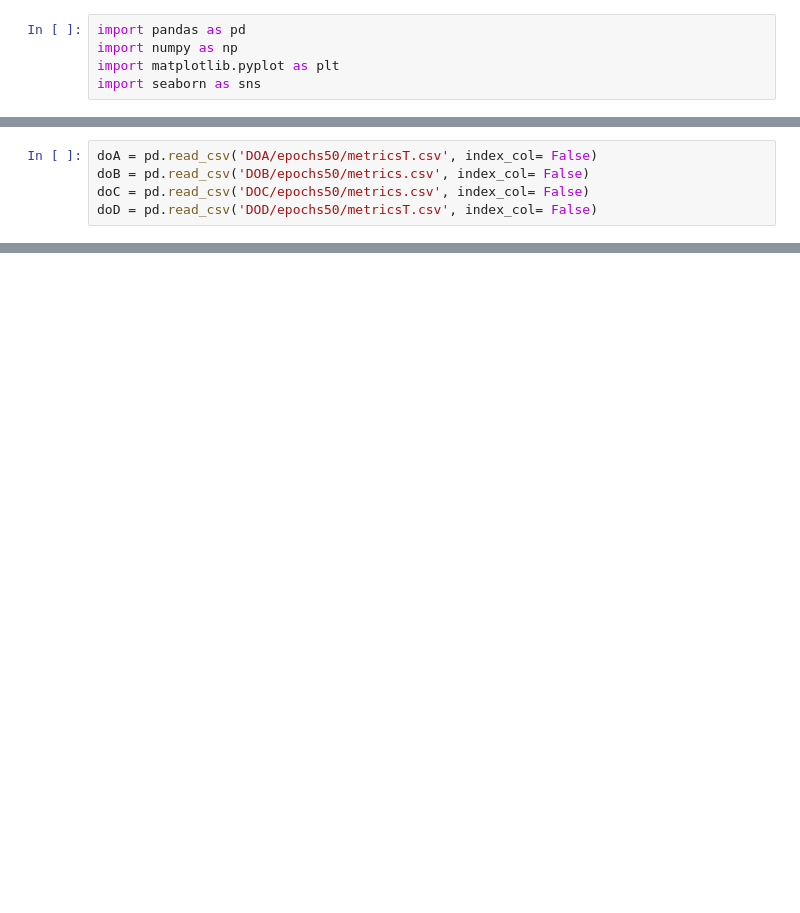
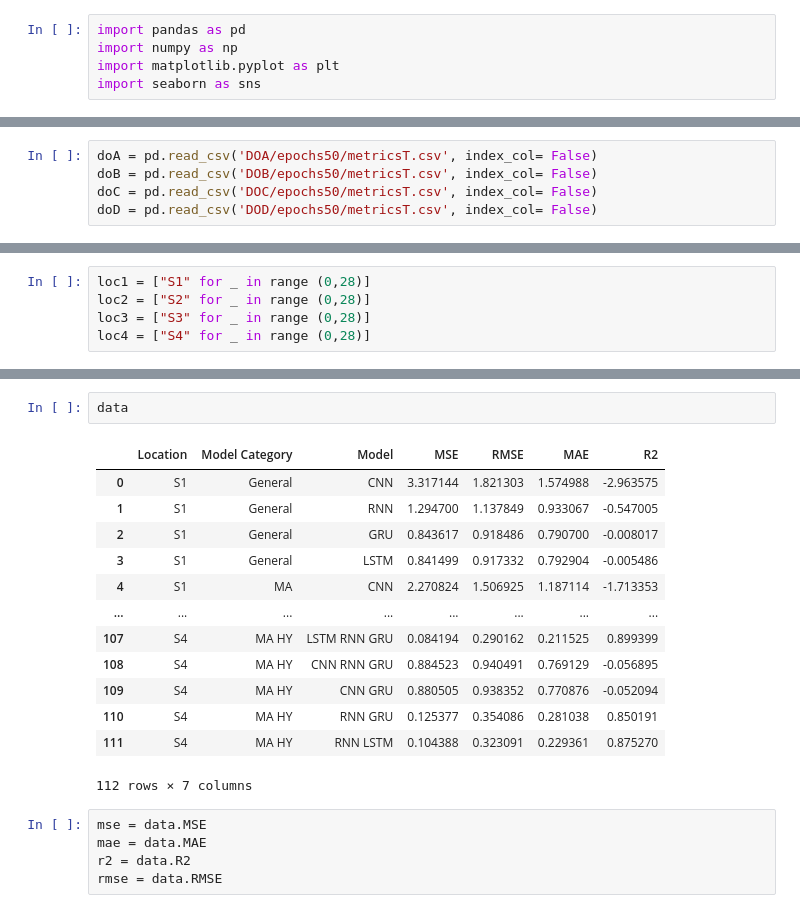
Before and after one commit to rakibhhridoy/Research, a Jupyter notebook: Colab/Turag/Python/DL Lab/Multivariate/Metrics.ipynb, the cells around one changed output, grey strips where cells are left out. Cells and saved outputs as stored; diff of their text form; blank space fills up the shorter version.

```diff
--- a/Colab/Turag/Python/DL Lab/Multivariate/Metrics.ipynb
+++ b/Colab/Turag/Python/DL Lab/Multivariate/Metrics.ipynb
@@ -6,5 +8,5 @@ import seaborn as sns
 # %%
 doA = pd.read_csv('DOA/epochs50/metricsT.csv', index_col= False)
-doB = pd.read_csv('DOB/epochs50/metrics.csv', index_col= False)
-doC = pd.read_csv('DOC/epochs50/metrics.csv', index_col= False)
+doB = pd.read_csv('DOB/epochs50/metricsT.csv', index_col= False)
+doC = pd.read_csv('DOC/epochs50/metricsT.csv', index_col= False)
 doD = pd.read_csv('DOD/epochs50/metricsT.csv', index_col= False)
@@ -25,0 +13,5 @@ doD = pd.read_csv('DOD/epochs50/metricsT.csv', index_col= False)
+# %%
+loc1 = ["S1" for _ in range (0,28)]
+loc2 = ["S2" for _ in range (0,28)]
+loc3 = ["S3" for _ in range (0,28)]
+loc4 = ["S4" for _ in range (0,28)]
@@ -25,0 +72,21 @@ doD = pd.read_csv('DOD/epochs50/metricsT.csv', index_col= False)
+# %%
+data
+# %% [output]
+|  | Location | Model Category | Model | MSE | RMSE | MAE | R2 |
+| 0 | S1 | General | CNN | 3.317144 | 1.821303 | 1.574988 | -2.963575 |
+| 1 | S1 | General | RNN | 1.294700 | 1.137849 | 0.933067 | -0.547005 |
+| 2 | S1 | General | GRU | 0.843617 | 0.918486 | 0.790700 | -0.008017 |
+| 3 | S1 | General | LSTM | 0.841499 | 0.917332 | 0.792904 | -0.005486 |
+| 4 | S1 | MA | CNN | 2.270824 | 1.506925 | 1.187114 | -1.713353 |
+| ... | ... | ... | ... | ... | ... | ... | ... |
+| 107 | S4 | MA HY | LSTM RNN GRU | 0.084194 | 0.290162 | 0.211525 | 0.899399 |
+| 108 | S4 | MA HY | CNN RNN GRU | 0.884523 | 0.940491 | 0.769129 | -0.056895 |
+| 109 | S4 | MA HY | CNN GRU | 0.880505 | 0.938352 | 0.770876 | -0.052094 |
+| 110 | S4 | MA HY | RNN GRU | 0.125377 | 0.354086 | 0.281038 | 0.850191 |
+| 111 | S4 | MA HY | RNN LSTM | 0.104388 | 0.323091 | 0.229361 | 0.875270 |
+112 rows × 7 columns
+# %%
+mse = data.MSE
+mae = data.MAE
+r2 = data.R2
+rmse = data.RMSE
```
Also changed, not shown: parts of 22 cells of this notebook, 4 other files.
